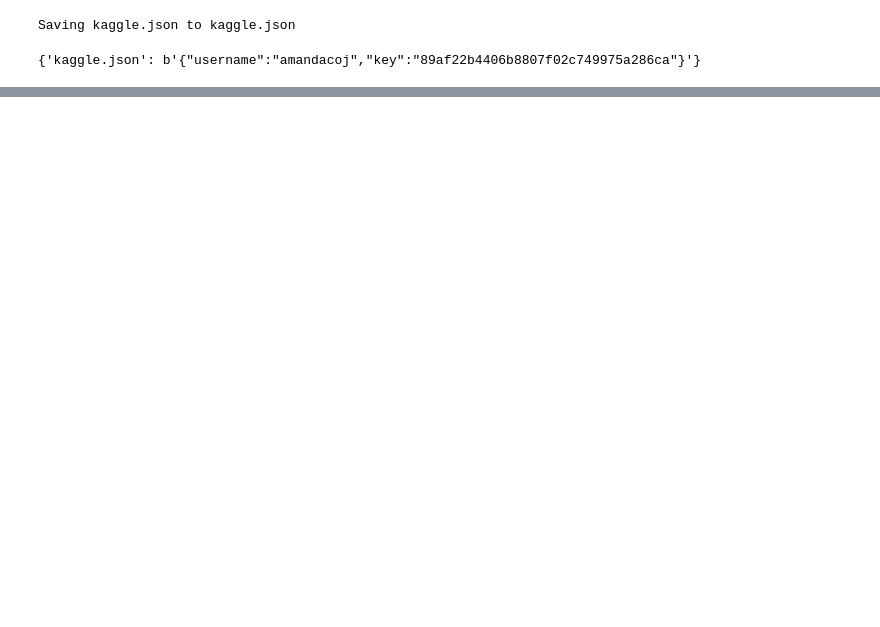
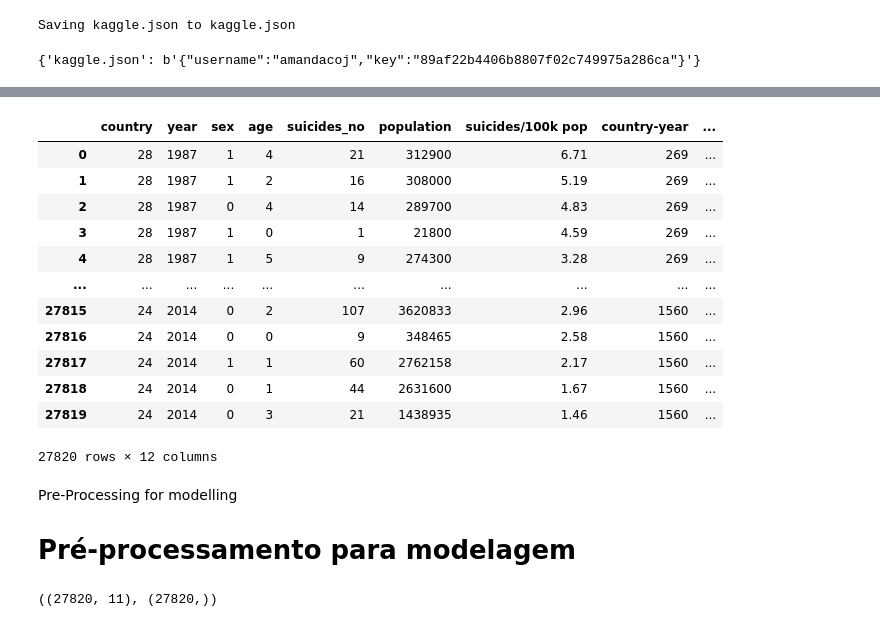
Before and after one commit to amanda-coj/MD_Suicide_Rate, a Jupyter notebook: MD_Suicide_Rate.ipynb, the cells around one changed output, grey strips where cells are left out. Drawn from its saved outputs; the diff is of its cells as text; code cells hidden in the pictures; blank space fills up the shorter version.

```diff
--- a/MD_Suicide_Rate.ipynb
+++ b/MD_Suicide_Rate.ipynb
@@ -141,0 +211,48 @@ df["age_group"]=df["age_group"].apply(lambda x: str(x).replace('75+ years','seni
+# %%
+# Função para converter dados categóricos em dados numéricos
+def categorical_data(df):
+    columns = df.columns.values
+    """
+    Converts categorical values into numerical values
+
+    """
+    for column in columns:
+        numeric_val = {}
+
+        def converting_to_numerical(val):
+            return numeric_val[val]
+
+        if df[column].dtype != np.int64 and df[column].dtype != np.float64:
+            column_vals = df[column].values.tolist()
+            unique_val = set(column_vals)
+
+            x = 0
+
+            for unique in unique_val:
+                if unique not in numeric_val:
+                    numeric_val[unique] = x
+
+                    x += 1
+
+            df[column] = list(map(converting_to_numerical, df[column]))
+
+    return df
+# %%
+categorical_data(df)
+# %% [output]
+|  | country | year | sex | age | suicides_no | population | suicides/100k pop | country-year | ... |
+| 0 | 28 | 1987 | 1 | 4 | 21 | 312900 | 6.71 | 269 | ... |
+| 1 | 28 | 1987 | 1 | 2 | 16 | 308000 | 5.19 | 269 | ... |
+| 2 | 28 | 1987 | 0 | 4 | 14 | 289700 | 4.83 | 269 | ... |
+| 3 | 28 | 1987 | 1 | 0 | 1 | 21800 | 4.59 | 269 | ... |
+| 4 | 28 | 1987 | 1 | 5 | 9 | 274300 | 3.28 | 269 | ... |
+| ... | ... | ... | ... | ... | ... | ... | ... | ... | ... |
+| 27815 | 24 | 2014 | 0 | 2 | 107 | 3620833 | 2.96 | 1560 | ... |
+| 27816 | 24 | 2014 | 0 | 0 | 9 | 348465 | 2.58 | 1560 | ... |
+| 27817 | 24 | 2014 | 1 | 1 | 60 | 2762158 | 2.17 | 1560 | ... |
+| 27818 | 24 | 2014 | 0 | 1 | 44 | 2631600 | 1.67 | 1560 | ... |
+| 27819 | 24 | 2014 | 0 | 3 | 21 | 1438935 | 1.46 | 1560 | ... |
+27820 rows × 12 columns
+# %% [markdown]
+Pre-Processing for modelling
+# **Pré-processamento para modelagem**
@@ -141,0 +262,9 @@ df["age_group"]=df["age_group"].apply(lambda x: str(x).replace('75+ years','seni
+# %%
+# Criar X & y
+
+X_df = df.drop("suicides_no", axis=1)
+y_df = df["suicides_no"]
+
+X_df.shape, y_df.shape
+# %% [output]
+((27820, 11), (27820,))
```
Also changed, not shown: parts of 38 cells of this notebook.
